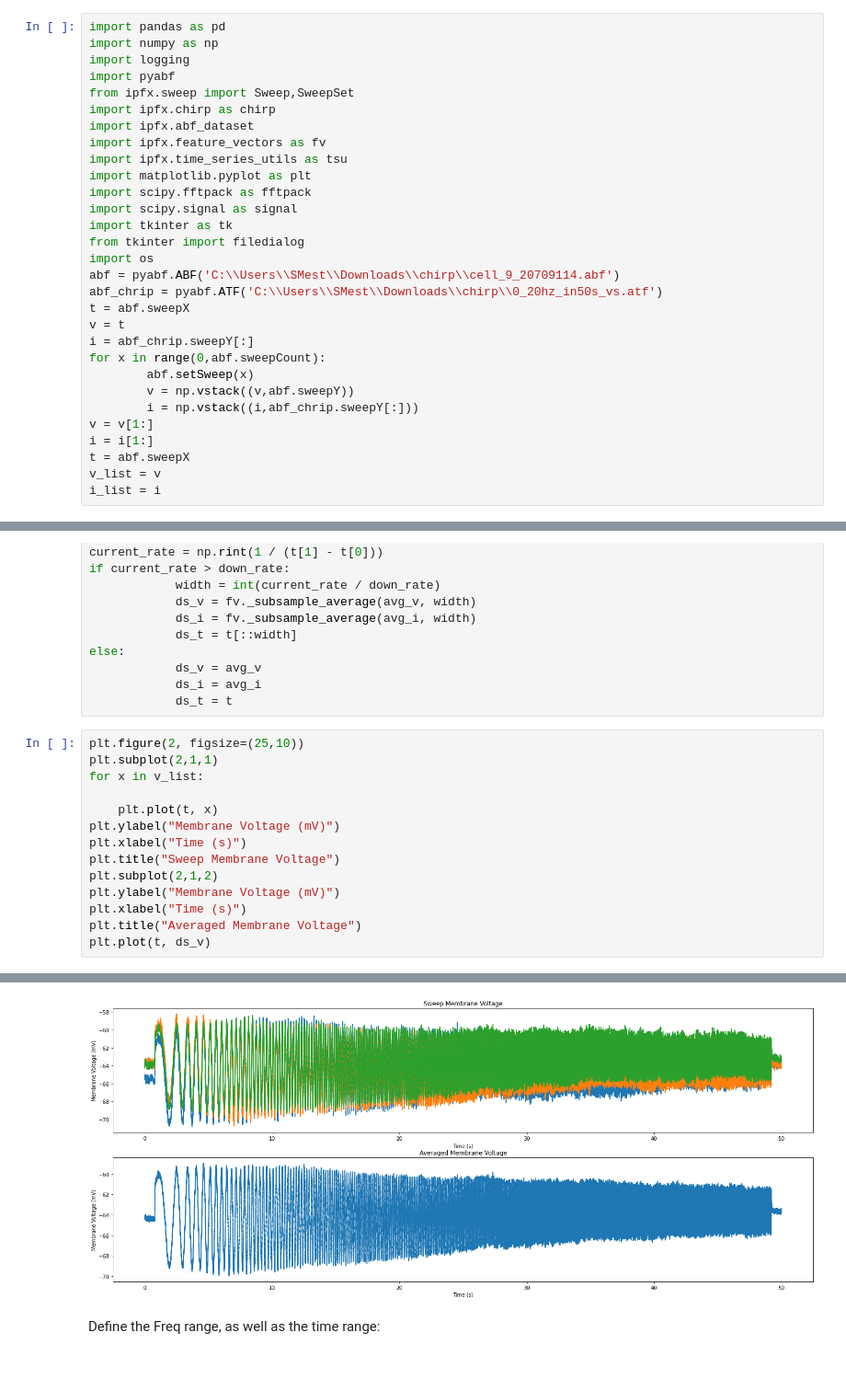
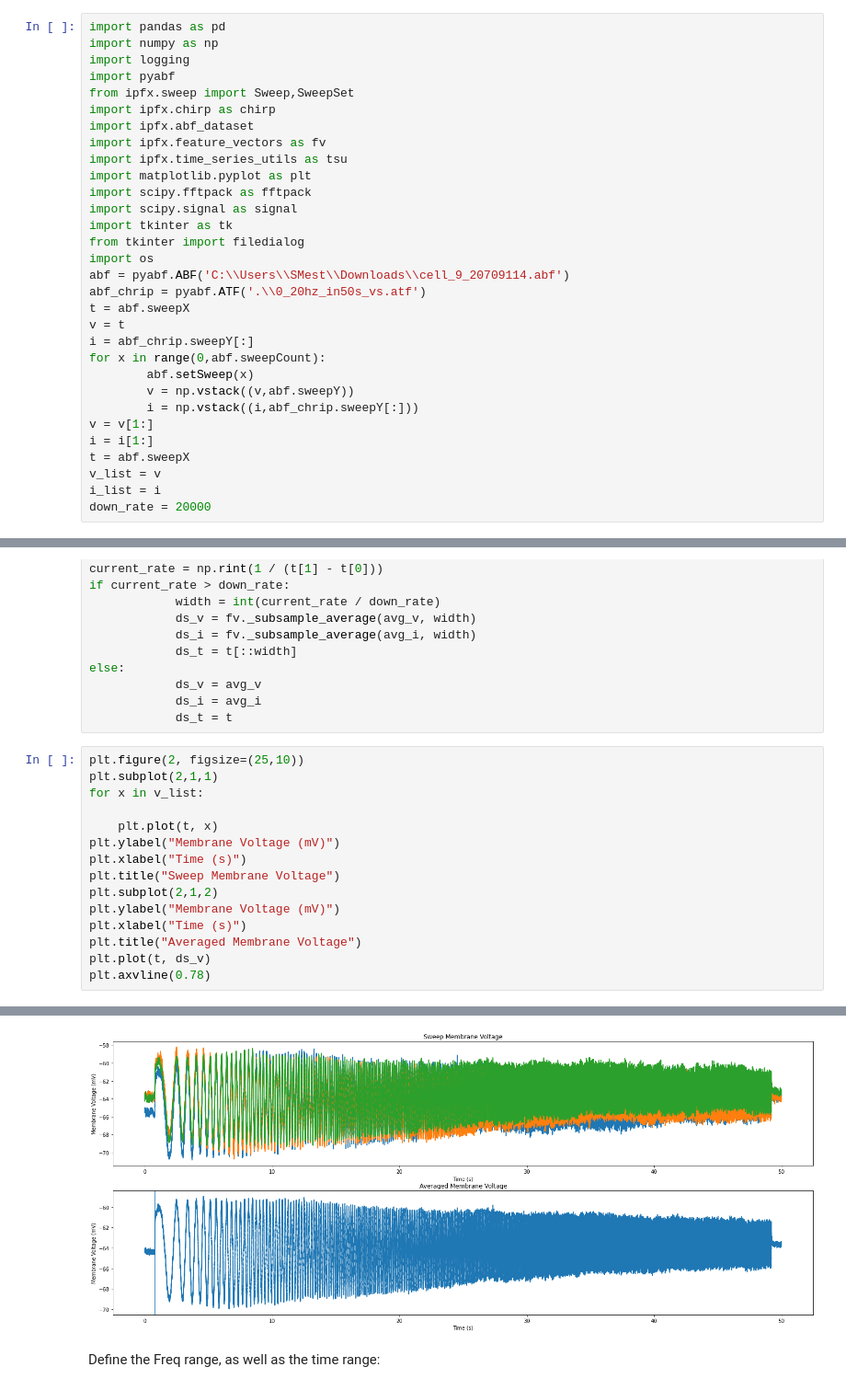
Before and after one commit to smestern/ipfx, a Jupyter notebook: ipfx/bin/Untitled.ipynb, the cells around one changed output, grey strips where cells are left out. Shown at 92% size. Drawn from its saved outputs; the diff is of its cells as text.

```diff
--- a/ipfx/bin/Untitled.ipynb
+++ b/ipfx/bin/Untitled.ipynb
@@ -14,8 +14,8 @@ import scipy.signal as signal
 import tkinter as tk
 from tkinter import filedialog
 import os
-abf = pyabf.ABF('C:\\Users\\SMest\\Downloads\\chirp\\cell_9_20709114.abf')
-abf_chrip = pyabf.ATF('C:\\Users\\SMest\\Downloads\\chirp\\0_20hz_in50s_vs.atf')
+abf = pyabf.ABF('C:\\Users\\SMest\\Downloads\\cell_9_20709114.abf')
+abf_chrip = pyabf.ATF('.\\0_20hz_in50s_vs.atf')
 t = abf.sweepX
 v = t
 i = abf_chrip.sweepY[:]
@@ -28,6 +28,7 @@ i = i[1:]
 t = abf.sweepX
 v_list = v
 i_list = i
+down_rate = 20000
 # %% [output]
 WARNING:matplotlib.style.core:In C:\Users\SMest\Anaconda3\lib\site-packages\matplotlib\mpl-data\stylelib\_classic_test.mplstyle:
 The text.latex.preview rcparam was deprecated in Matplotlib 3.3 and will be removed two minor releases later.
@@ -76,4 +245,5 @@ plt.ylabel("Membrane Voltage (mV)")
 plt.xlabel("Time (s)")
 plt.title("Averaged Membrane Voltage")
 plt.plot(t, ds_v)
+plt.axvline(0.78)
 # %% [output]
@@ -81,4 +251,4 @@ plt.plot(t, ds_v)
-[figure, old version]
+[figure, new version]
 # %% [markdown]
 Define the Freq range, as well as the time range:
 # %%
```
Also changed, not shown: parts of 11 cells of this notebook, 2 other files.
